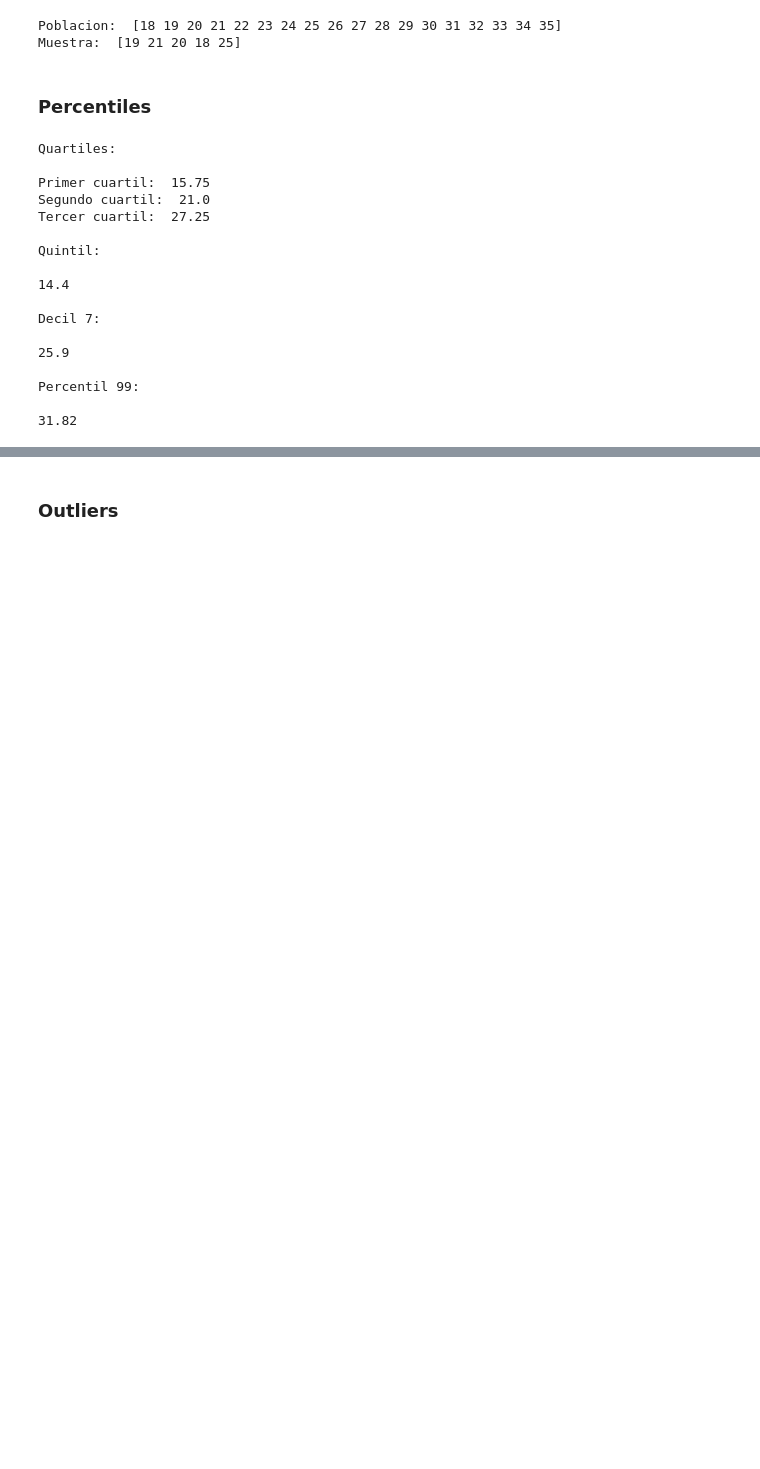
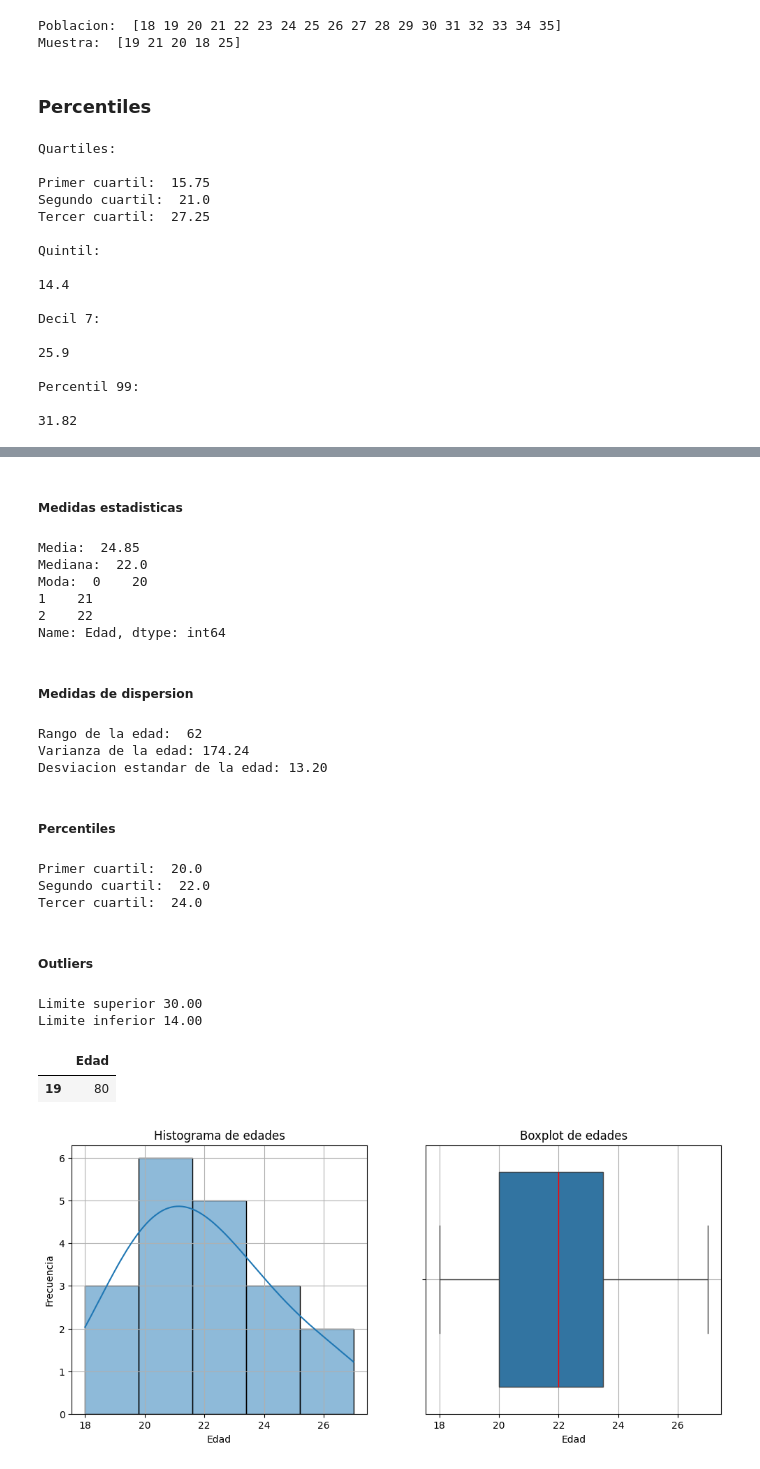
Before and after one commit to MattZG/Portafolio, a Jupyter notebook: Modulo_4.ipynb, the cells around one changed output, grey strips where cells are left out. Saved outputs shown, nothing was run; the diff lists cells and outputs as text; code cells hidden in the pictures; blank space fills up the shorter version.

```diff
--- a/Modulo_4.ipynb
+++ b/Modulo_4.ipynb
@@ -448,0 +459,4 @@ Percentil 99:
+# %%
+edades = np.array([18, 19, 19, 20, 20, 20, 21, 21, 21, 22, 22, 22, 23, 23, 24, 24, 25, 26, 27, 80])
+df = pd.DataFrame(edades, columns = ['Edad'])
+df.head()
@@ -449,2 +492,54 @@ Percentil 99:
+# %% [markdown]
+##### Medidas estadisticas
+# %%
+print('Media: ', df['Edad'].mean())
+print('Mediana: ', df['Edad'].median())
+print('Moda: ', df['Edad'].mode())
+# %% [output]
+Media:  24.85
+Mediana:  22.0
+Moda:  0    20
+1    21
+2    22
+Name: Edad, dtype: int64
+# %% [markdown]
+##### Medidas de dispersion
+# %%
+rango = df['Edad'].max() - df['Edad'].min()
+print('Rango de la edad: ',rango)
+var_muestra = df['Edad'].var(ddof = 1)
+print(f'Varianza de la edad: {var_muestra:.2f}')
+desv_muestra = df['Edad'].std(ddof = 1)
+print(f'Desviacion estandar de la edad: {desv_muestra:.2f}')
+# %% [output]
+Rango de la edad:  62
+Varianza de la edad: 174.24
+Desviacion estandar de la edad: 13.20
+# %% [markdown]
+##### Percentiles
+# %%
+q1 = np.percentile(df['Edad'], 25)
+q2 = np.percentile(df['Edad'], 50)
+q3 = np.percentile(df['Edad'], 75)
+print('Primer cuartil: ', q1)
+print('Segundo cuartil: ', q2)
+print('Tercer cuartil: ', q3)
+# %% [output]
+Primer cuartil:  20.0
+Segundo cuartil:  22.0
+Tercer cuartil:  24.0
 # %% [markdown]
-### Outliers
+##### Outliers
+# %%
+iqr = q3 - q1
+lim_inf = q1 - 1.5 * iqr
+lim_supp = q3 + 1.5 * iqr
+print(f'Limite superior {lim_supp:.2f}')
+print(f'Limite inferior {lim_inf:.2f}')
+outliers = df[(df['Edad'] < lim_inf) | (df['Edad'] > lim_supp)]
+outliers
+# %% [output]
+Limite superior 30.00
+Limite inferior 14.00
+|  | Edad |
+| 19 | 80 |
@@ -450,0 +548,21 @@ Percentil 99:
+# %%
+plt.figure(figsize = (12, 5))
+
+plt.subplot(1, 2, 1)
+
+sns.histplot(x = df['Edad'], bins = 5, edgecolor = 'black', kde = True)
+plt.xlabel('Edad')
+plt.ylabel('Frecuencia')
+plt.grid(True)
+plt.title('Histograma de edades')
+
+plt.subplot(1, 2, 2)
+
+sns.boxplot(x = df['Edad'], patch_artist = True, medianprops = {'color': 'red'})
+plt.xlabel('Edad')
+plt.grid(True)
+plt.title('Boxplot de edades')
+
+plt.show()
+# %% [output]
+[figure, added]
```
Also changed, not shown: parts of 13 cells of this notebook.
